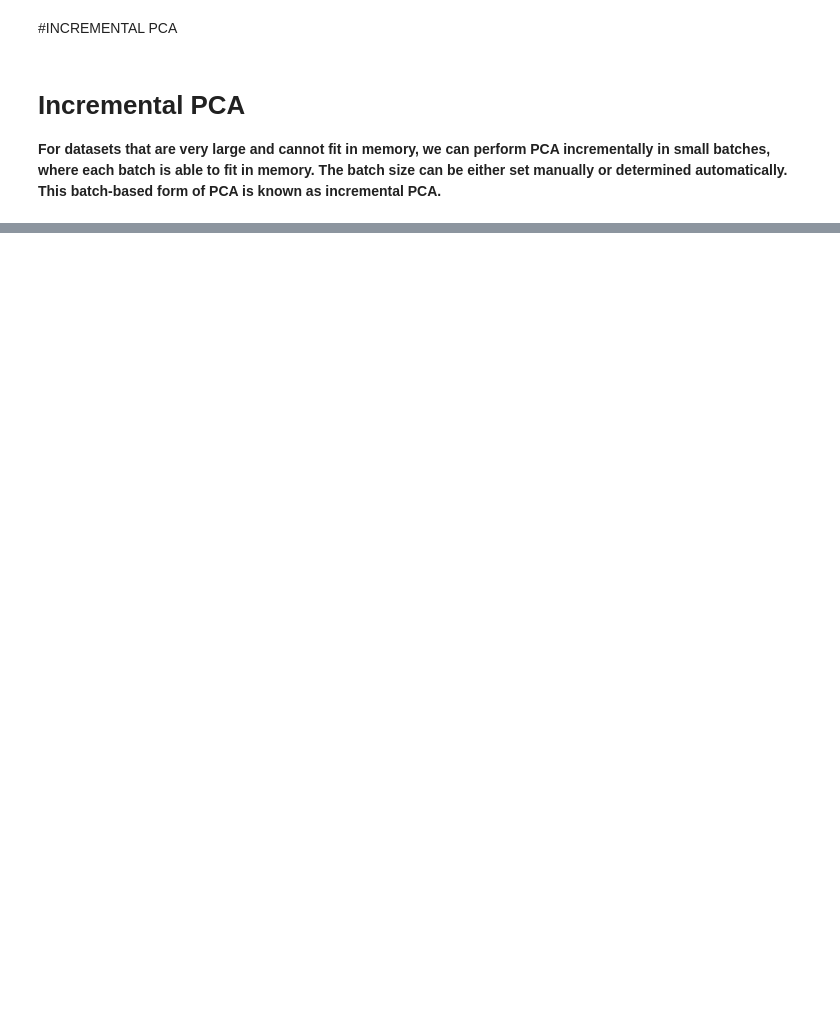
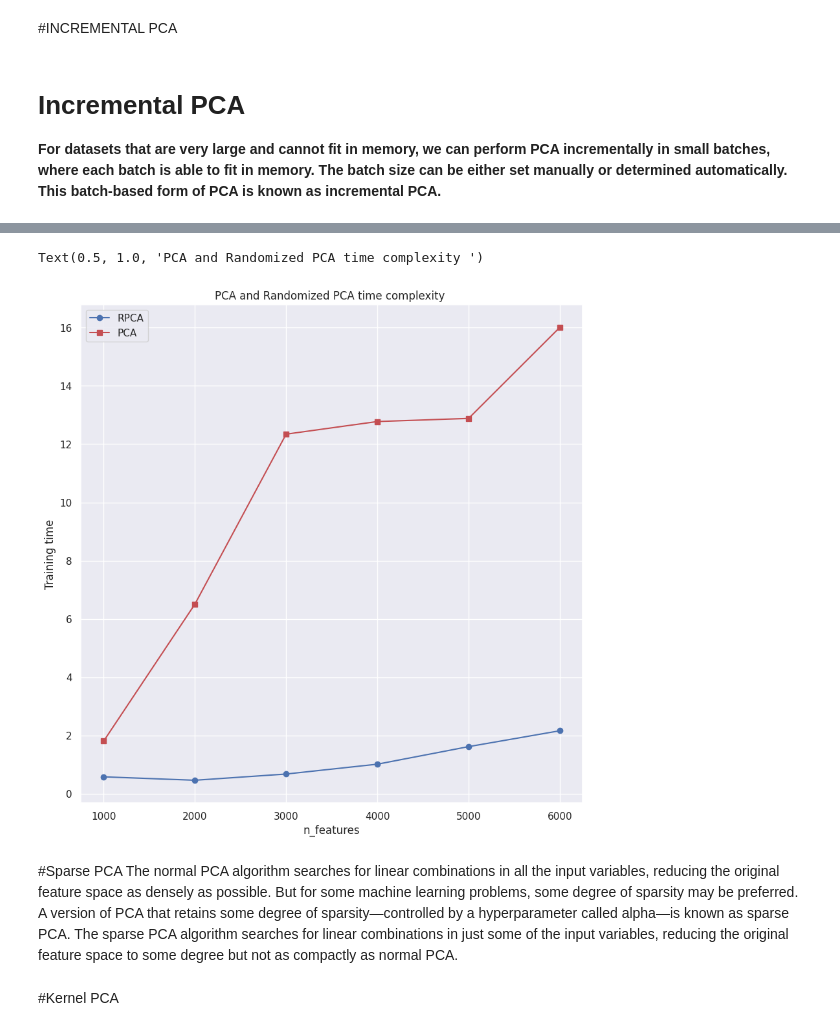
Before and after one commit to andysingal/machine-learning, a Jupyter notebook: Dimension_Reduction.ipynb, the cells around one changed output, grey strips where cells are left out. Saved outputs shown, nothing was run; the diff lists cells and outputs as text; code cells hidden in the pictures; blank space fills up the shorter version.

```diff
--- a/Dimension_Reduction.ipynb
+++ b/Dimension_Reduction.ipynb
@@ -186,0 +263,29 @@ X_reduced.iloc[0:2000,0:3].to_csv(log_dir+'pca_data.tsv', sep = '\t', index=Fals
+# %%
+times_rpca = []
+times_pca = []
+sizes = [1000, 2000, 3000, 4000, 5000, 6000]
+for n_features in sizes:
+    X = np.random.randn(2000, n_features)
+    pca = PCA(n_components=2, random_state=42, svd_solver="randomized")
+    t1 = time.time()
+    pca.fit(X)
+    t2 = time.time()
+    times_rpca.append(t2 - t1)
+    pca = PCA(n_components=2, svd_solver="full")
+    t1 = time.time()
+    pca.fit(X)
+    t2 = time.time()
+    times_pca.append(t2 - t1)
+
+plt.plot(sizes, times_rpca, "b-o", label="RPCA")
+plt.plot(sizes, times_pca, "r-s", label="PCA")
+plt.xlabel("n_features")
+plt.ylabel("Training time")
+plt.legend(loc="upper left")
+plt.title("PCA and Randomized PCA time complexity ")
+# %% [output]
+Text(0.5, 1.0, 'PCA and Randomized PCA time complexity ')
+[figure, added]
+# %% [markdown]
+#Sparse PCA
+The normal PCA algorithm searches for linear combinations in all the input variables, reducing the original feature space as densely as possible. But for some machine learning problems, some degree of sparsity may be preferred. A version of PCA that retains some degree of sparsity—controlled by a hyperparameter called alpha—is known as sparse PCA. The sparse PCA algorithm searches for linear combinations in just some of the input variables, reducing the original feature space to some degree but not as compactly as normal PCA.
@@ -186,0 +307,2 @@ X_reduced.iloc[0:2000,0:3].to_csv(log_dir+'pca_data.tsv', sep = '\t', index=Fals
+# %% [markdown]
+#Kernel PCA
```
Also changed, not shown: parts of 7 cells of this notebook.
